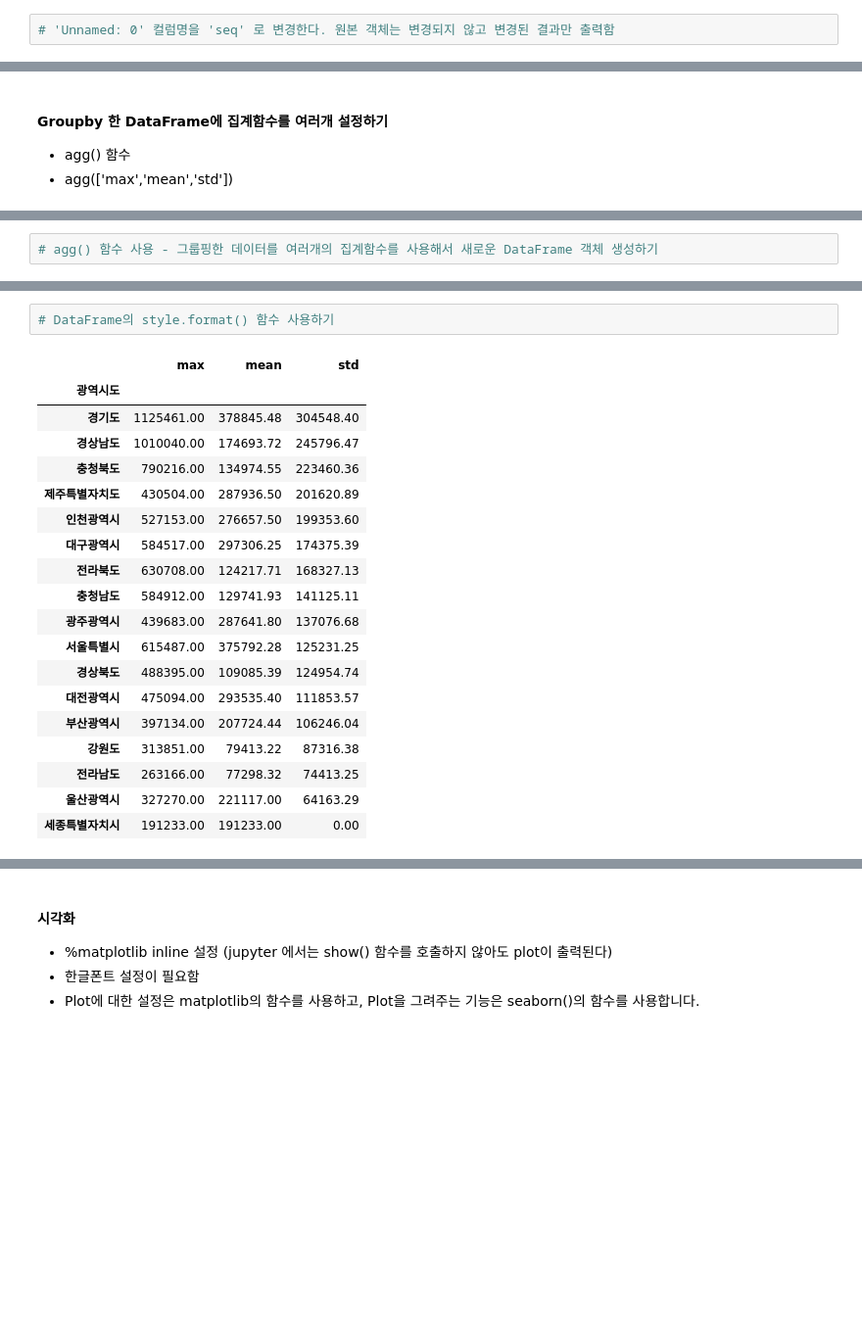
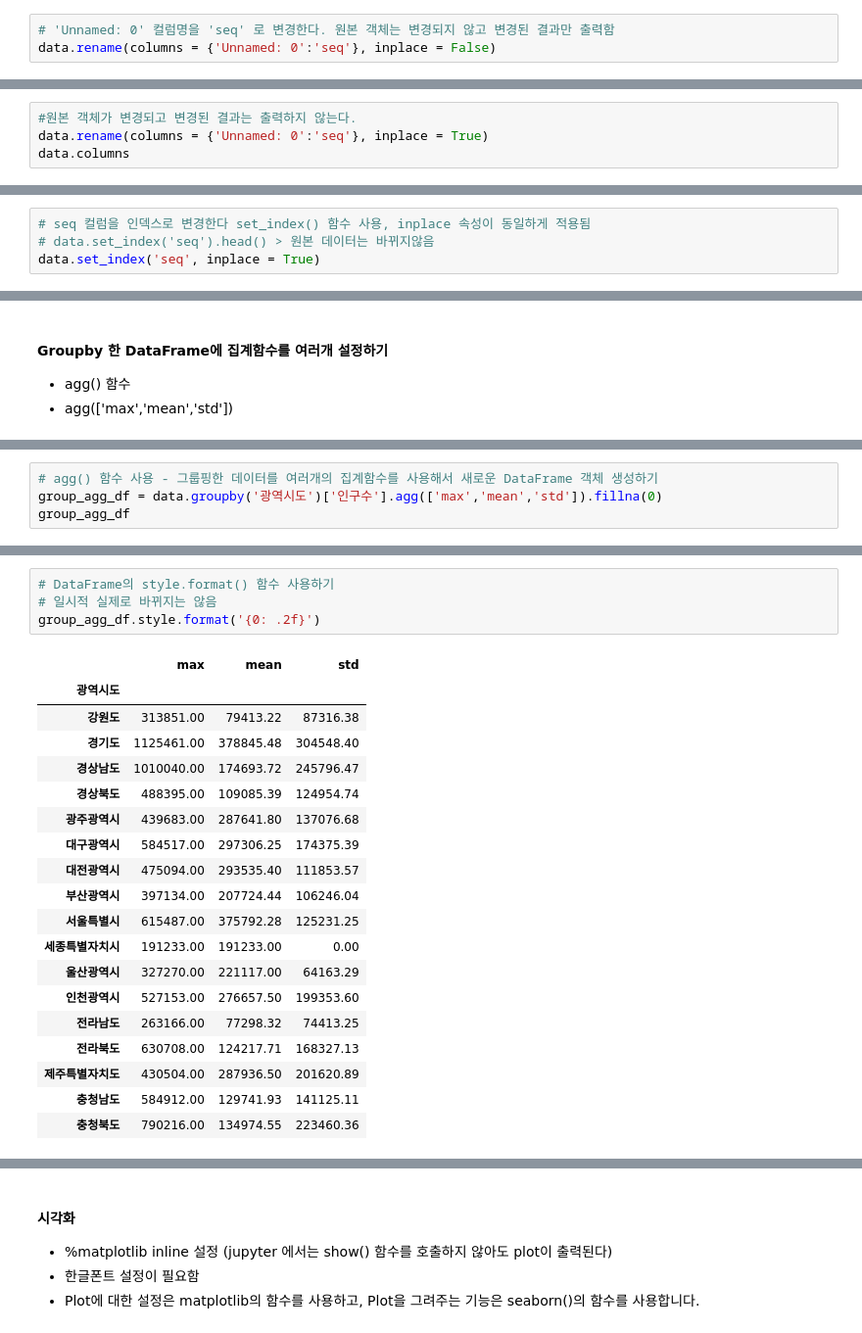
Before and after one commit to KOS-noise/Python_Webscraping_Analysis, a Jupyter notebook: 03.행정구역정보_분석과시각화.ipynb, the cells around one changed output, grey strips where cells are left out. Shown at 98% size. Drawn from its saved outputs; the diff is of its cells as text; blank space fills up the shorter version.

```diff
--- a/03.행정구역정보_분석과시각화.ipynb
+++ b/03.행정구역정보_분석과시각화.ipynb
@@ -554,3 +587,4 @@ Index(['Unnamed: 0', '인구수', 'shortName', 'x', 'y', '면적', '광역시도
 # %%
 # 'Unnamed: 0' 컬럼명을 'seq' 로 변경한다. 원본 객체는 변경되지 않고 변경된 결과만 출력함
+data.rename(columns = {'Unnamed: 0':'seq'}, inplace = False)
 # %% [output]
@@ -581,0 +605,4 @@ Index(['seq', '인구수', 'shortName', 'x', 'y', '면적', '광역시도', '행
+# %%
+#원본 객체가 변경되고 변경된 결과는 출력하지 않는다.
+data.rename(columns = {'Unnamed: 0':'seq'}, inplace = True)
+data.columns
@@ -581,0 +611,4 @@ Index(['seq', '인구수', 'shortName', 'x', 'y', '면적', '광역시도', '행
+# %%
+# seq 컬럼을 인덱스로 변경한다 set_index() 함수 사용, inplace 속성이 동일하게 적용됨
+# data.set_index('seq').head() > 원본 데이터는 바뀌지않음
+data.set_index('seq', inplace = True)
@@ -767,5 +856,7 @@ Successfully installed xlsxwriter-3.2.2
 # %%
 # agg() 함수 사용 - 그룹핑한 데이터를 여러개의 집계함수를 사용해서 새로운 DataFrame 객체 생성하기
+group_agg_df = data.groupby('광역시도')['인구수'].agg(['max','mean','std']).fillna(0)
+group_agg_df
 # %% [output]
 |  | max | mean | std |
 | 광역시도 |  |  |  |
@@ -789,24 +880,26 @@ Successfully installed xlsxwriter-3.2.2
 # %%
 # DataFrame의 style.format() 함수 사용하기
+# 일시적 실제로 바뀌지는 않음
+group_agg_df.style.format('{0: .2f}')
 # %% [output]
 |  | max | mean | std |
 | 광역시도 |  |  |  |
+| 강원도 | 313851.00 | 79413.22 | 87316.38 |
 | 경기도 | 1125461.00 | 378845.48 | 304548.40 |
 | 경상남도 | 1010040.00 | 174693.72 | 245796.47 |
-| 충청북도 | 790216.00 | 134974.55 | 223460.36 |
-| 제주특별자치도 | 430504.00 | 287936.50 | 201620.89 |
-| 인천광역시 | 527153.00 | 276657.50 | 199353.60 |
+| 경상북도 | 488395.00 | 109085.39 | 124954.74 |
+| 광주광역시 | 439683.00 | 287641.80 | 137076.68 |
 | 대구광역시 | 584517.00 | 297306.25 | 174375.39 |
-| 전라북도 | 630708.00 | 124217.71 | 168327.13 |
-| 충청남도 | 584912.00 | 129741.93 | 141125.11 |
-| 광주광역시 | 439683.00 | 287641.80 | 137076.68 |
-| 서울특별시 | 615487.00 | 375792.28 | 125231.25 |
-| 경상북도 | 488395.00 | 109085.39 | 124954.74 |
 | 대전광역시 | 475094.00 | 293535.40 | 111853.57 |
 | 부산광역시 | 397134.00 | 207724.44 | 106246.04 |
-| 강원도 | 313851.00 | 79413.22 | 87316.38 |
+| 서울특별시 | 615487.00 | 375792.28 | 125231.25 |
+| 세종특별자치시 | 191233.00 | 191233.00 | 0.00 |
+| 울산광역시 | 327270.00 | 221117.00 | 64163.29 |
+| 인천광역시 | 527153.00 | 276657.50 | 199353.60 |
 | 전라남도 | 263166.00 | 77298.32 | 74413.25 |
-| 울산광역시 | 327270.00 | 221117.00 | 64163.29 |
-| 세종특별자치시 | 191233.00 | 191233.00 | 0.00 |
+| 전라북도 | 630708.00 | 124217.71 | 168327.13 |
+| 제주특별자치도 | 430504.00 | 287936.50 | 201620.89 |
+| 충청남도 | 584912.00 | 129741.93 | 141125.11 |
+| 충청북도 | 790216.00 | 134974.55 | 223460.36 |
 # %%
 # 컬럼의 값을 변경하기 map() 함수를 사용하여 포맷하기
```
Also changed, not shown: parts of 52 cells of this notebook, 8 other files.
